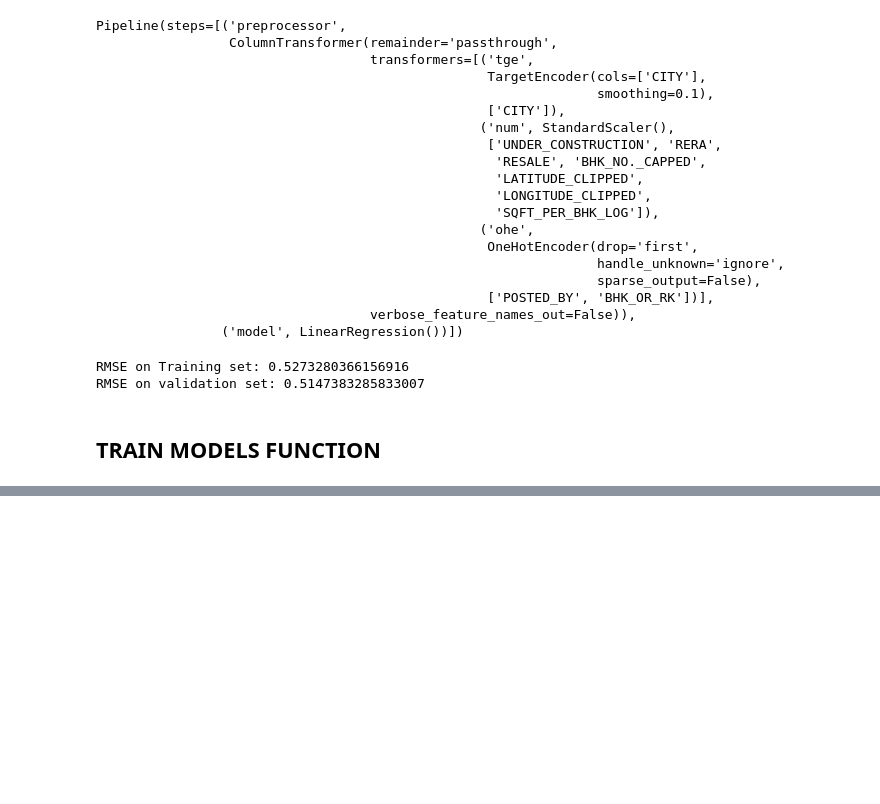
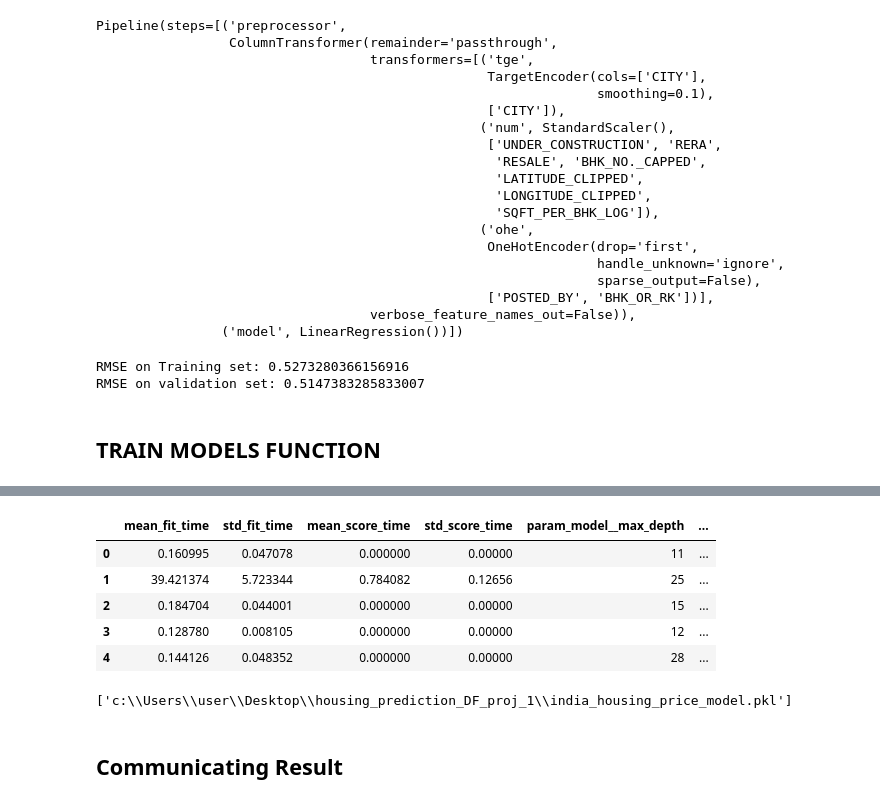
Before and after one commit to Bjoshua25/Housing-Prediction-in-India-DevelopersFoundry-proj-1, a Jupyter notebook: notebooks/models.ipynb, the cells around one changed output, grey strips where cells are left out. Cells and saved outputs as stored; diff of their text form; code cells hidden in the pictures; blank space fills up the shorter version.

```diff
--- a/notebooks/models.ipynb
+++ b/notebooks/models.ipynb
@@ -341,0 +623,38 @@ def train_model(X_train, X_test, y_train, y_test, model_instance):
+# %%
+# ------- RANDOM FOREST REGRESSOR -------
+# instantiate model
+rf = RandomForestRegressor()
+
+# full pipeline
+model = build_full_pipeline(rf)
+
+# hyperparameter lists
+param_distribs = {
+    "model__n_estimators": randint(low=100, high=400),
+    "model__max_depth": randint(low=20, high=30),
+    "model__min_samples_split": randint(low=5, high=10),
+    "model__max_features": uniform(loc=0.6, scale=1)
+}
+
+# random search
+rand_search = RandomizedSearchCV(
+    estimator= model,
+    param_distributions= param_distribs,
+    n_iter= 10,
+    scoring="neg_root_mean_squared_error",
+    cv= 5,
+    verbose=2,
+    random_state=42,
+)
+rand_search.fit(X_train, y_train)
+
+# Dataframe of cv_result
+cv_res = pd.DataFrame(rand_search.cv_results_)
+
+# Best parameter
+best_param = rand_search.best_params_
+
+# best_model
+best_model = rand_search.best_estimator_
+
+best_param
@@ -341,0 +700,21 @@ def train_model(X_train, X_test, y_train, y_test, model_instance):
+# %%
+cv_res.head()
+# %% [output]
+|  | mean_fit_time | std_fit_time | mean_score_time | std_score_time | param_model__max_depth | ... |
+| 0 | 0.160995 | 0.047078 | 0.000000 | 0.00000 | 11 | ... |
+| 1 | 39.421374 | 5.723344 | 0.784082 | 0.12656 | 25 | ... |
+| 2 | 0.184704 | 0.044001 | 0.000000 | 0.00000 | 15 | ... |
+| 3 | 0.128780 | 0.008105 | 0.000000 | 0.00000 | 12 | ... |
+| 4 | 0.144126 | 0.048352 | 0.000000 | 0.00000 | 28 | ... |
+# %%
+# ----- SAVING BEST MODEL ------
+# Extract best estimator
+best_model = rand_search.best_estimator_
+
+# save best model
+joblib.dump(
+    best_model,
+    root_folder / "india_housing_price_model.pkl"
+)
+# %% [output]
+['c:\\Users\\user\\Desktop\\housing_prediction_DF_proj_1\\india_housing_price_model.pkl']
@@ -341,0 +796,2 @@ def train_model(X_train, X_test, y_train, y_test, model_instance):
+# %% [markdown]
+## Communicating Result
```
Also changed, not shown: parts of 25 cells of this notebook, 1 other file.
